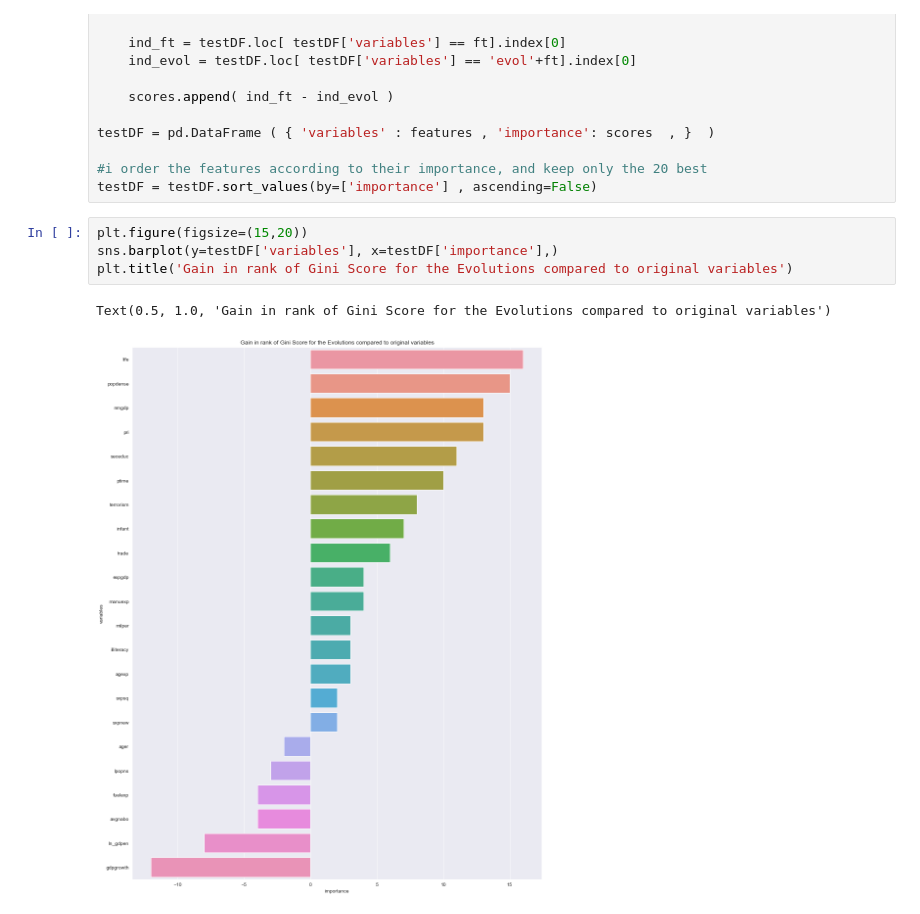
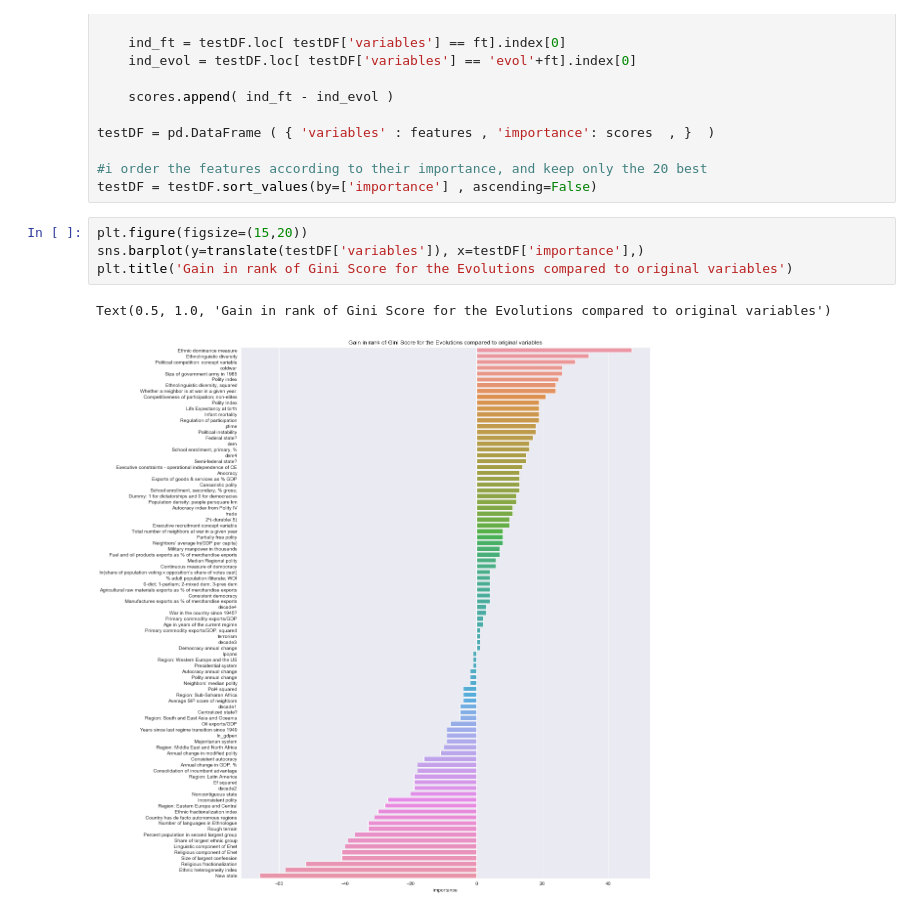
Before and after one commit to epfl-ada/ada-2020-project-milestone-p3-p3_adaconda, a Jupyter notebook: P4 Merge.ipynb, the cells around one changed output. Saved outputs shown, nothing was run; the diff lists cells and outputs as text.

```diff
--- a/P4 Merge.ipynb
+++ b/P4 Merge.ipynb
@@ -893,8 +894,8 @@ testDF = pd.DataFrame ( { 'variables' : features , 'importance': scores  , }  )
 testDF = testDF.sort_values(by=['importance'] , ascending=False)
 # %%
 plt.figure(figsize=(15,20))
-sns.barplot(y=testDF['variables'], x=testDF['importance'],)
+sns.barplot(y=translate(testDF['variables']), x=testDF['importance'],)
 plt.title('Gain in rank of Gini Score for the Evolutions compared to original variables')
 # %% [output]
 Text(0.5, 1.0, 'Gain in rank of Gini Score for the Evolutions compared to original variables')
-[figure, old version]
+[figure, new version]
```
Also changed, not shown: parts of 14 cells of this notebook.
